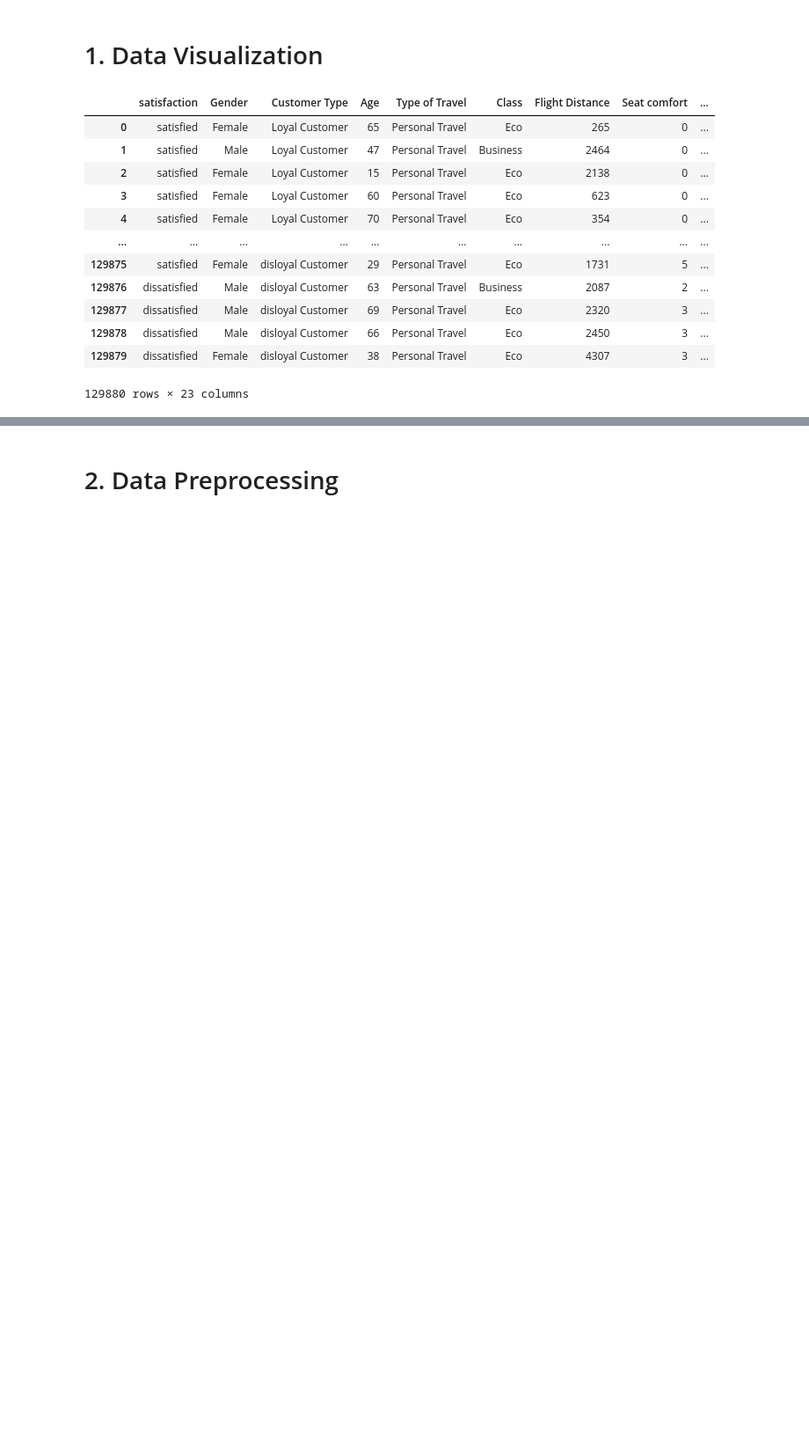
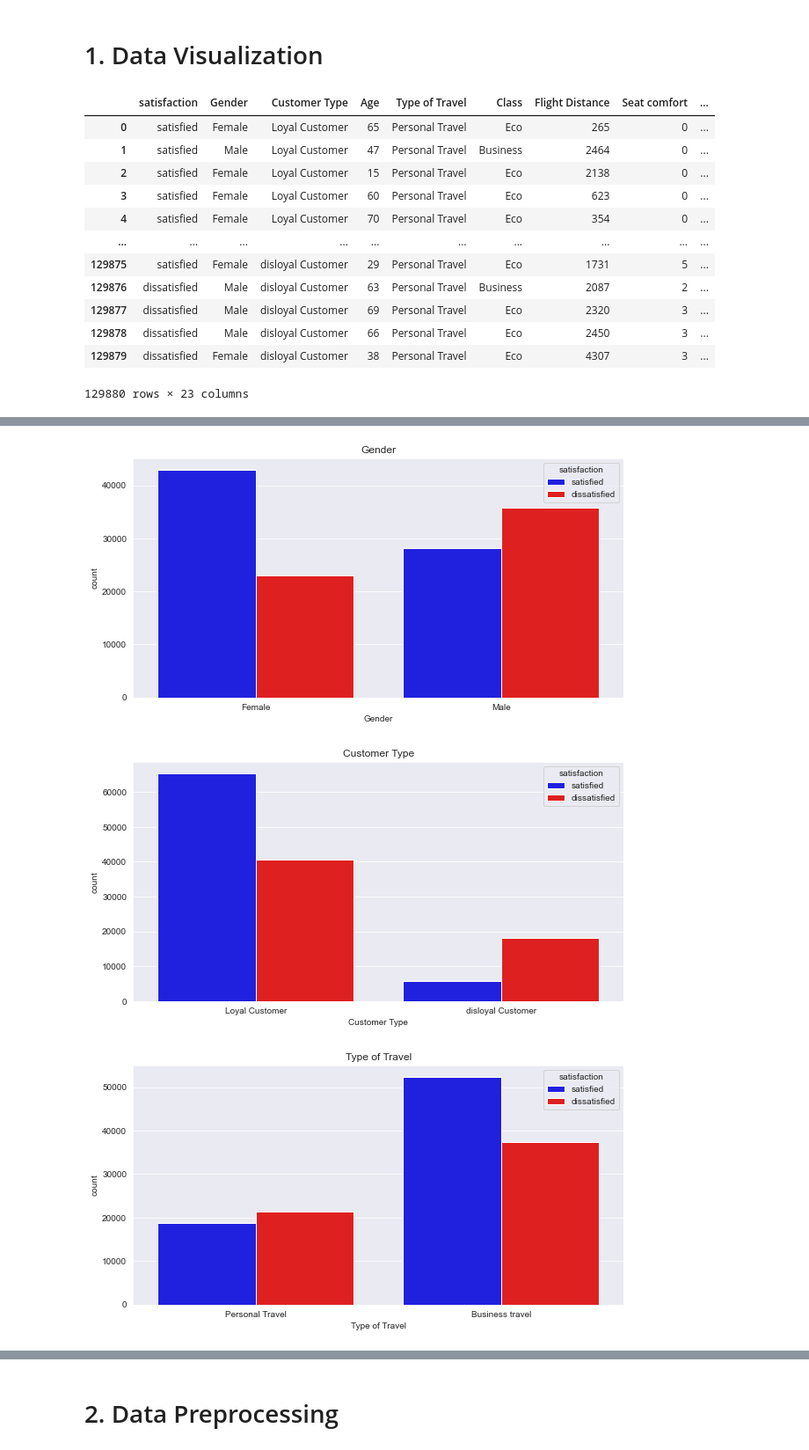
Before and after one commit to lotlouischoitslab/Airline_Satisfaction, a Jupyter notebook: airline_satisfication.ipynb, the cells around one changed output, grey strips where cells are left out. Shown: that part at 88% size. Saved outputs shown, nothing was run; the diff lists cells and outputs as text; code cells hidden in the pictures; blank space fills up the shorter version.

Commit message:
data visualization looks good

```diff
--- a/airline_satisfication.ipynb
+++ b/airline_satisfication.ipynb
@@ -66,0 +55,12 @@ for col in data.select_dtypes(include = 'object'):
+# %%
+#Analyze object data
+for col in data.select_dtypes(include = 'object'):
+    if col != 'satisfaction':
+        plt.figure(figsize = (10, 5))
+        plt.title(col)
+        sb.countplot(x = col, data = data, hue = 'satisfaction', palette = ['blue', 'red'])
+        plt.show()
+# %% [output]
+[figure, added]
+[figure, added]
+[figure, added]
```
Also changed, not shown: parts of 13 cells of this notebook.
